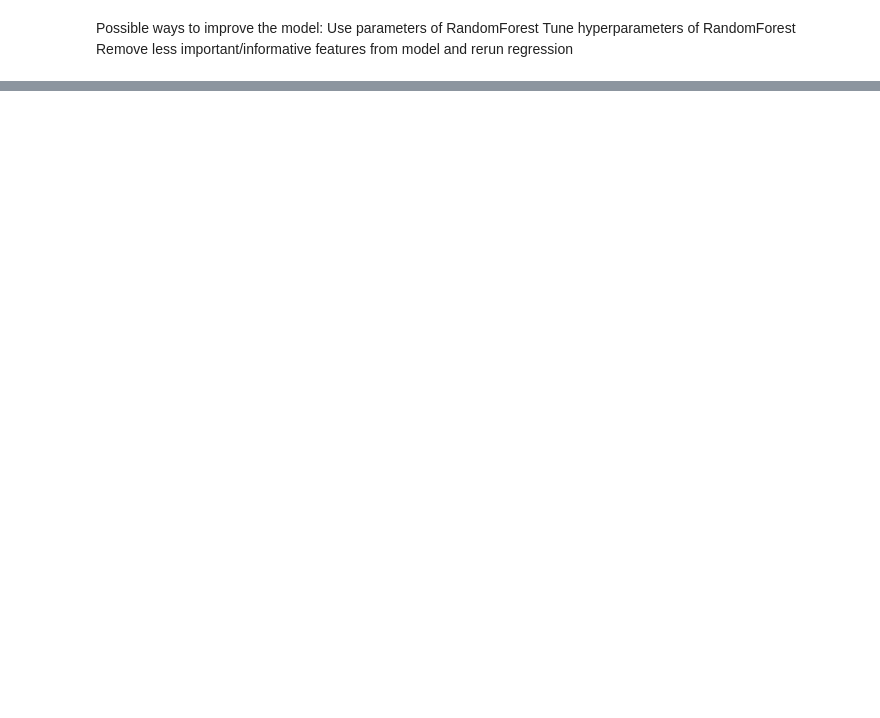
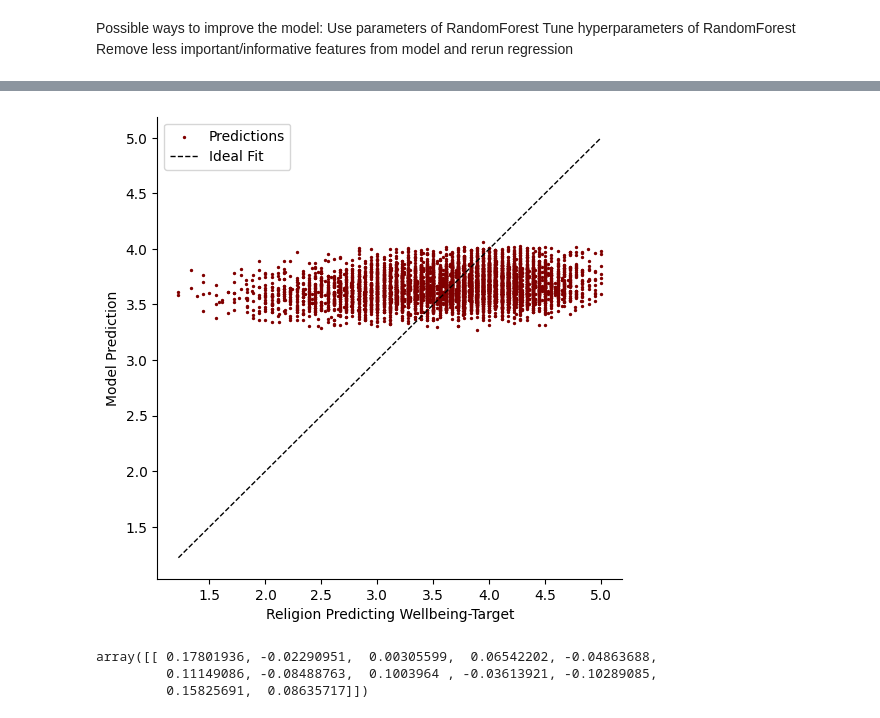
Before and after one commit to Chinenye-cloud/BDS_Hackaton, a Jupyter notebook: Hackathon.ipynb, the cells around one changed output, grey strips where cells are left out. Saved outputs shown, nothing was run; the diff lists cells and outputs as text; code cells hidden in the pictures; blank space fills up the shorter version.

```diff
--- a/Hackathon.ipynb
+++ b/Hackathon.ipynb
@@ -130,0 +151,13 @@ Remove less important/informative features from model and rerun regression
+# %%
+train_x_data = religious_df[['rel_1', 'rel_2', 'rel_3', 'rel_4', 'rel_5', 'rel_6', 'rel_7', 'rel_8', 'rel_9', 'cnorm_1', 'cnorm_2', 'education']]
+train_y_data= religious_df[['wb_gen_1', 'wb_gen_2', 'wb_phys_1', 'wb_phys_1', 'wb_phys_2', 'wb_phys_3', 'wb_phys_4', 'wb_phys_5', 'wb_phys_6', 'wb_phys_7', 'wb_psych_1', 'wb_psych_2', 'wb_psych_3', 'wb_psych_4', 'wb_psych_5', 'wb_psych_6', 'wb_soc_1', 'wb_soc_2', 'wb_soc_3', 'wb_phys_mean', 'wb_psych_mean', 'wb_soc_mean']]
+train_y_data = religious_df[['wb_overall_mean']]
+# %%
+train_x, test_x, train_y, test_y = train_test_split(train_x_data, train_y_data, test_size = 0.2, random_state = 42)
+# %%
+## Running a linear regression
+from sklearn.linear_model import LinearRegression
+linear_model = LinearRegression()
+linear_model.fit(train_x, train_y)
+
+linear_model.coef_
@@ -130,0 +168,3 @@ Remove less important/informative features from model and rerun regression
+# %%
+y_pred = linear_model.predict(train_x)
+y_pred
@@ -130,0 +179,13 @@ Remove less important/informative features from model and rerun regression
+# %%
+print_prediction(train_y, y_pred)
+# %% [output]
+[figure, added]
+# %%
+linear_model = LinearRegression()
+linear_model.fit(test_x, test_y)
+
+linear_model.coef_
+# %% [output]
+array([[ 0.17801936, -0.02290951,  0.00305599,  0.06542202, -0.04863688,
+         0.11149086, -0.08488763,  0.1003964 , -0.03613921, -0.10289085,
+         0.15825691,  0.08635717]])
```
Also changed, not shown: parts of 24 cells of this notebook.
